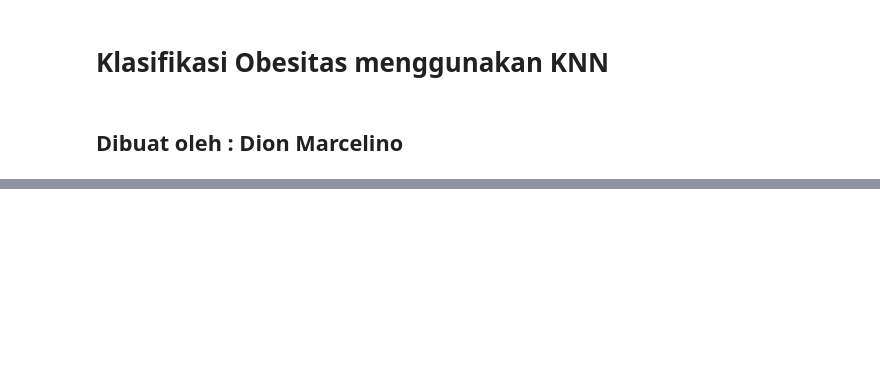
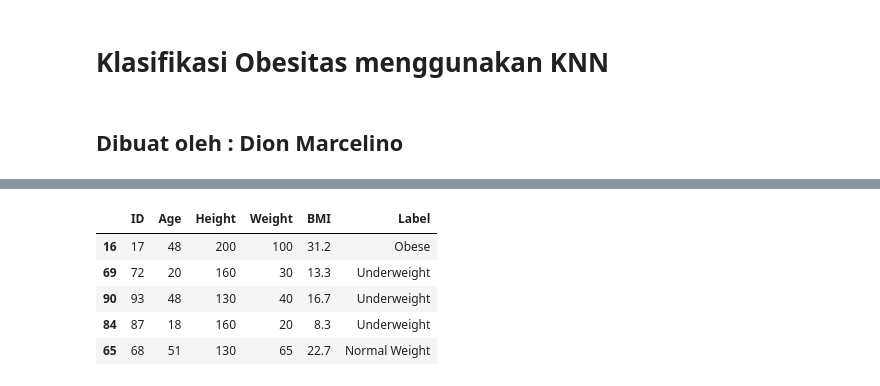
Before and after one commit to dionmarcelino/UAS-AI, a Jupyter notebook: KlasifikasiObesitas.ipynb, the cells around one changed output, grey strips where cells are left out. Saved outputs shown, nothing was run; the diff lists cells and outputs as text; code cells hidden in the pictures; blank space fills up the shorter version.

```diff
--- a/KlasifikasiObesitas.ipynb
+++ b/KlasifikasiObesitas.ipynb
@@ -153,0 +95,9 @@ for col,ax in zip(cate_cols,axs.flatten()):
+# %%
+x_train.head()
+# %% [output]
+|  | ID | Age | Height | Weight | BMI | Label |
+| 16 | 17 | 48 | 200 | 100 | 31.2 | Obese |
+| 69 | 72 | 20 | 160 | 30 | 13.3 | Underweight |
+| 90 | 93 | 48 | 130 | 40 | 16.7 | Underweight |
+| 84 | 87 | 18 | 160 | 20 | 8.3 | Underweight |
+| 65 | 68 | 51 | 130 | 65 | 22.7 | Normal Weight |
```
Also changed, not shown: parts of 46 cells of this notebook.
